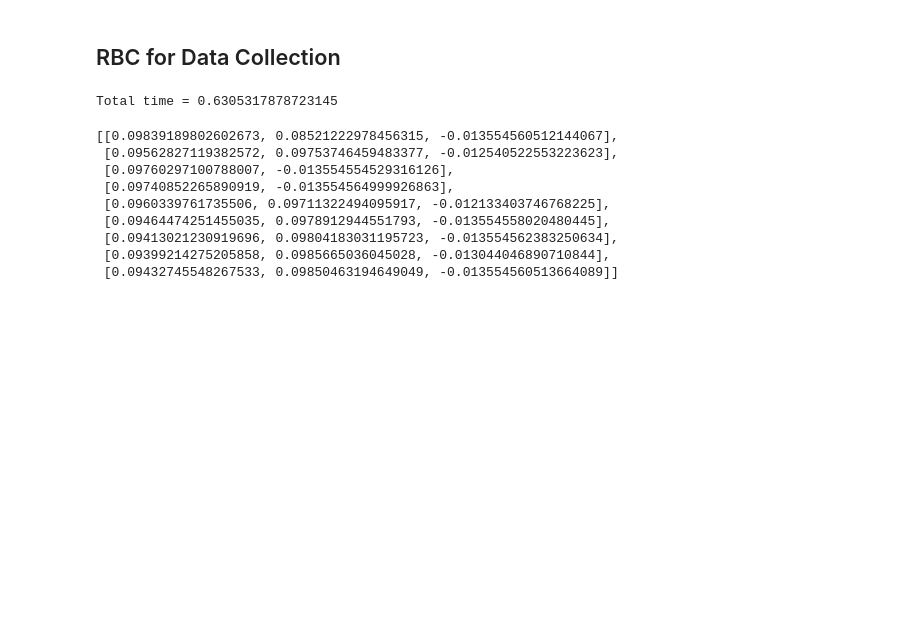
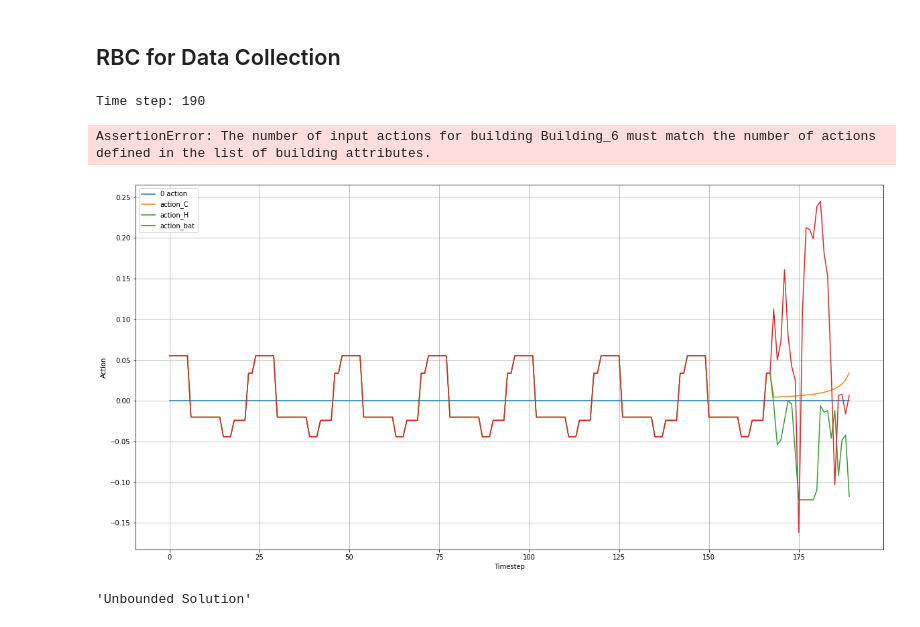
Before and after one commit to QasimWani/ZOiRL, a Jupyter notebook: implicit_agent.ipynb, the cells around one changed output. Drawn from its saved outputs; the diff is of its cells as text; code cells hidden in the pictures; blank space fills up the shorter version.

```diff
--- a/implicit_agent.ipynb
+++ b/implicit_agent.ipynb
@@ -167,7 +168,7 @@ def create_random_data(data:dict):
 def get_actions(data:dict, t, debug=False, apply_seed=False):
     """ Runs Optim for all 9 buildings per hour. """
     convert_to_numpy(data)
-    data = create_random_data(deepcopy(data)) if apply_seed else deepcopy(data)
+    data = create_random_data(deepcopy(data)) if apply_seed else data
     if debug:
         return [Optim(t, data, i, actions_spaces[i].shape[0]) for i in range(9)]
 
@@ -379,7 +361,7 @@ def reset_soc(env):
         env.buildings['Building_'+str(i)].electrical_storage_soc[-1] = 0.1
     return env
 # %%
-def estimate_data(surrogate_env:CityLearn, agent:RBC, state, data, idx_hour:int, t_start:int):
+def estimate_data(surrogate_env:CityLearn, agent:RBC, state, data, idx_hour:int, t_start:int, init_updates:dict):
     """ Returns data for hours `t_start` - 24 using `surrogate_env` running RBC `agent` """
     for i in range(t_start%24, 24):
         hour_state = np.array([[state[0][idx_hour]]])
@@ -388,4 +370,5 @@ def estimate_data(surrogate_env:CityLearn, agent:RBC, state, data, idx_hour:int,
         state = next_state
 
         data = parse_data(data, get_current_data(surrogate_env, t_start + i))
-    return data
+
+    return init_values(data, init_updates)[0] if t_start == 0 else data #only load previous values at start of day
@@ -392,6 +391,6 @@ def estimate_data(surrogate_env:CityLearn, agent:RBC, state, data, idx_hour:int,
 # %%
-# data = [[] for _ in range(28) ] #loads all data for 10 params
 data = {}
+actions_arr = [] #plot actions
 
 state = env.reset() #states/building
 done = False
@@ -406,26 +405,28 @@ indx_hour = get_idx_hour()
 start = time.time()
 
 #run agent
-while not done and t_idx < 168:
+while not done and t_idx < 168 + 48:
 
     hour_state = np.array([[state[0][indx_hour]]])
 
     if t_idx%24 == 0 and t_idx > 0: #reset values every day
-        #data = [[] for _ in range(28) ] #loads all data for 10 params
+
+        _, init_updates = init_values(data) #update 0th hour values
         data = {}
-        #env = reset_soc(env)
 
     if t_idx%1460 < rbc_threshold: #run RBC 1st week of every 2 months
         action = agents.select_action(hour_state)
         next_state, rewards, done, _ = env.step(action)
     else:
         #running optimization per 24 hours.
-        data_est = estimate_data(deepcopy(env), agents, state, deepcopy(data), indx_hour, t_idx) #adaptive-perhour
-        action = get_actions(data_est, t_idx % 24 + 1) #runs optimization per hour.
-        print(action)
-        #next_state, rewards, done, _ = env.step(action)
+        data_est = estimate_data(deepcopy(env), agents, state, deepcopy(data), indx_hour, t_idx, init_updates) #adaptive-perhour
+        action = get_actions(data_est, t_idx % 24) #runs optimization per hour.
+
+        next_state, rewards, done, _ = env.step(action)
 
     state = next_state
+
+    actions_arr.append(action)
 
     data = parse_data(data, get_current_data(env, t_idx))
     total_rewards.append(rewards)
@@ -437,18 +438,30 @@ while not done and t_idx < 168:
 end = time.time()
 print(f"Total time = {end - start}")
 # %% [output]
-Total time = 0.6305317878723145
+Time step: 190
+AssertionError: The number of input actions for building Building_6 must match the number of actions defined in the list of building attributes.
+# %%
+bd_actions = []
+for actions in np.array(actions_arr).T[4]:
+    bd_actions.append(actions)
+# %%
+plt.figure(figsize=(20,10))
+list_actions = ['action_C', 'action_H', 'action_bat']
+
+plt.plot([0]*len(bd_actions), label="0 action")
+
+for i, actions in enumerate(np.array(bd_actions).T):
+    plt.plot(actions, label=list_actions[i])
+plt.legend()
+plt.grid()
+plt.xlabel("Timestep")
+plt.ylabel("Action")
+plt.show()
+# %% [output]
+[figure, added]
 # %%
 #optimization debug -> !!! PROBLEM !!!
-debug = get_actions(data, 23, debug=False, apply_seed=False)
-debug
+debug = get_actions(data_est, 5, debug=True, apply_seed=False)
+debug[0].solve()
 # %% [output]
-[[0.09839189802602673, 0.08521222978456315, -0.013554560512144067],
- [0.09562827119382572, 0.09753746459483377, -0.012540522553223623],
- [0.09760297100788007, -0.013554554529316126],
- [0.09740852265890919, -0.013554564999926863],
- [0.0960339761735506, 0.09711322494095917, -0.012133403746768225],
- [0.09464474251455035, 0.0978912944551793, -0.013554558020480445],
- [0.09413021230919696, 0.09804183031195723, -0.013554562383250634],
- [0.09399214275205858, 0.0985665036045028, -0.013044046890710844],
- [0.09432745548267533, 0.09850463194649049, -0.013554560513664089]]
+'Unbounded Solution'
```
Also changed, not shown: parts of 10 cells of this notebook.
